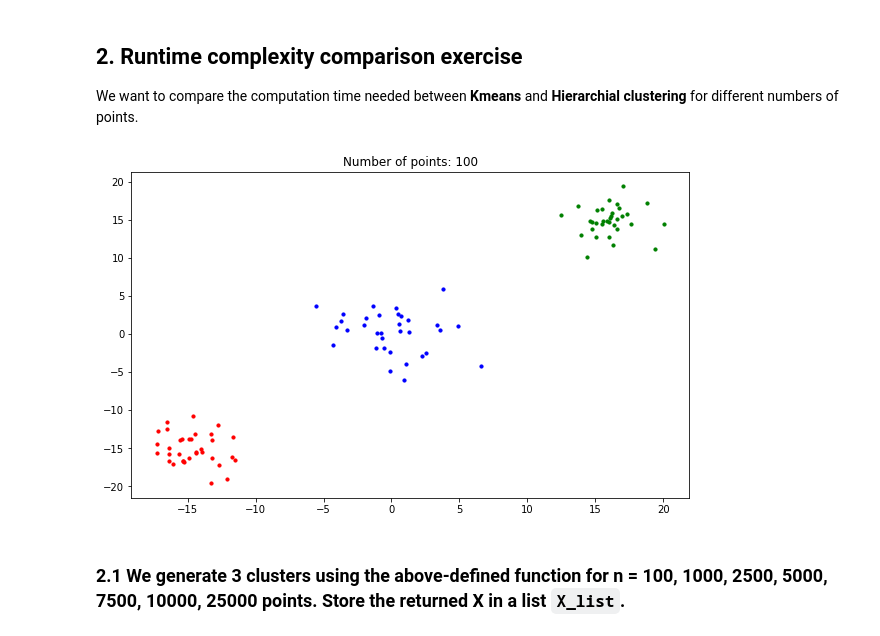
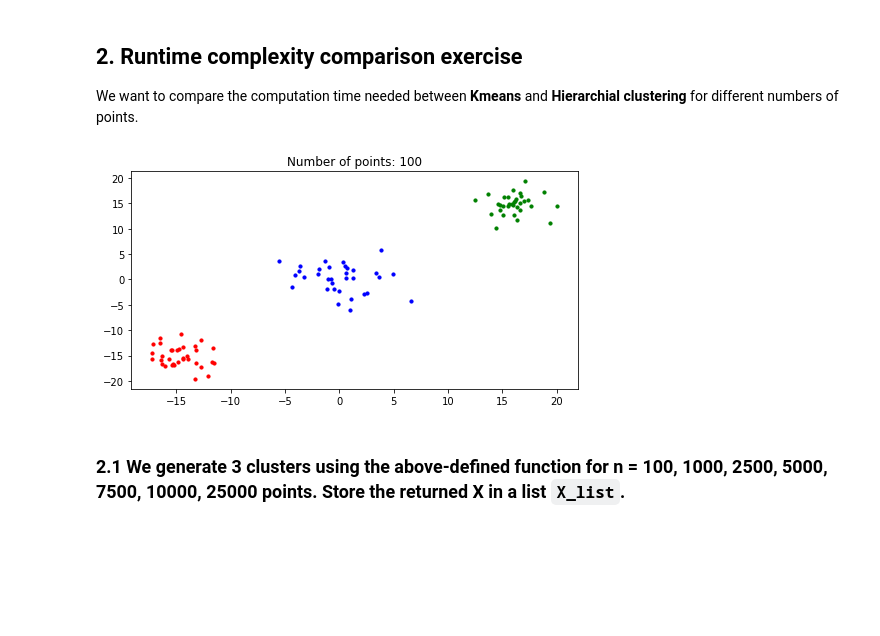
Before and after one commit to michalis0/DataScience_and_MachineLearning, a Jupyter notebook: week11/Clustering.ipynb, the cells around one changed output. Drawn from its saved outputs; the diff is of its cells as text; code cells hidden in the pictures; blank space fills up the shorter version.

```diff
--- a/week11/Clustering.ipynb
+++ b/week11/Clustering.ipynb
@@ -109,7 +109,7 @@ for k in [2, 3, 4, 5]:
   # Plot the points, colored by associated cluster
   ax[k-2].scatter(grades, np.zeros_like(grades), marker='x', c=pred, cmap='tab10')
   # Plot the center of each cluster
-  ax[k-2].scatter(centers, np.zeros_like(centers), color='black')
+  ax[k-2].scatter(centers, np.zeros_like(centers), color='red')
   ax[k-2].set_title('k-means algorithm with k = ' + str(k))
 plt.subplots_adjust(hspace=1)
 # %% [output]
@@ -242,22 +242,22 @@ We want to compare the computation time needed between **Kmeans** and **Hierarch
 # %%
 # We create a function that generates 3 clusters
 def generate_three_clusters(num_points):
   centers = [(-15, -15), (0, 0), (15, 15)]
   cluster_std = [2, 3, 2]
   X, y = make_blobs(n_samples=num_points, cluster_std=cluster_std, centers=centers, n_features=3, random_state=1)
   return X, y
 
 # Example with 100 points
 X, y = generate_three_clusters(100)
 # Plot clusters
-plt.figure(figsize=(10,6))
+plt.figure(figsize=(8,4))
 plt.scatter(X[y == 0, 0], X[y == 0, 1], color="red", s=10)
 plt.scatter(X[y == 1, 0], X[y == 1, 1], color="blue", s=10)
 plt.scatter(X[y == 2, 0], X[y == 2, 1], color="green", s=10)
 plt.title('Number of points: 100')
 plt.show()
 # %% [output]
-[figure, old version]
+[figure, new version]
 # %% [markdown]
 ### 2.1 We generate 3 clusters using the above-defined function for n = 100, 1000, 2500, 5000, 7500, 10000, 25000 points. Store the returned X in a list `X_list`.
 # %%
```
Also changed, not shown: parts of 16 cells of this notebook.
